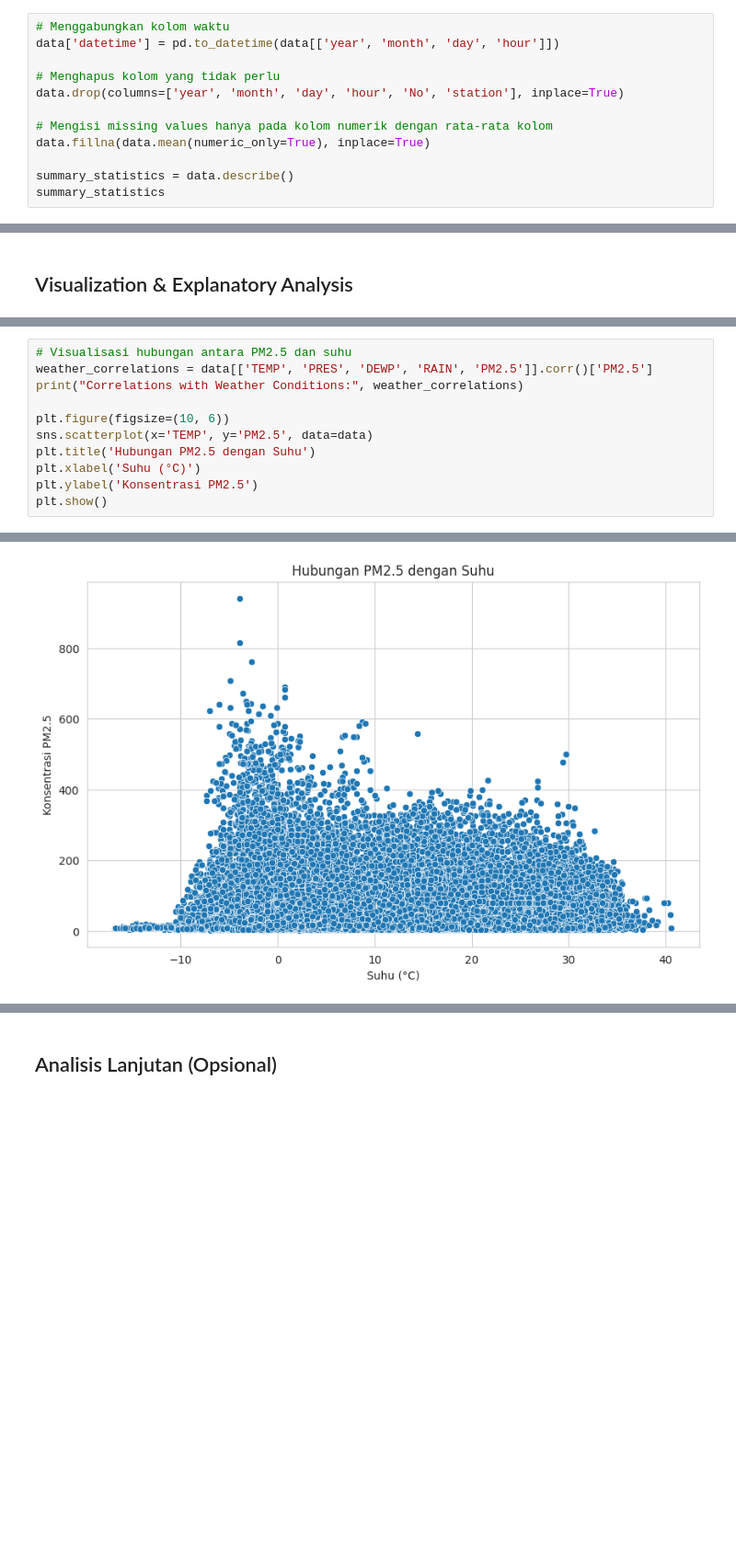
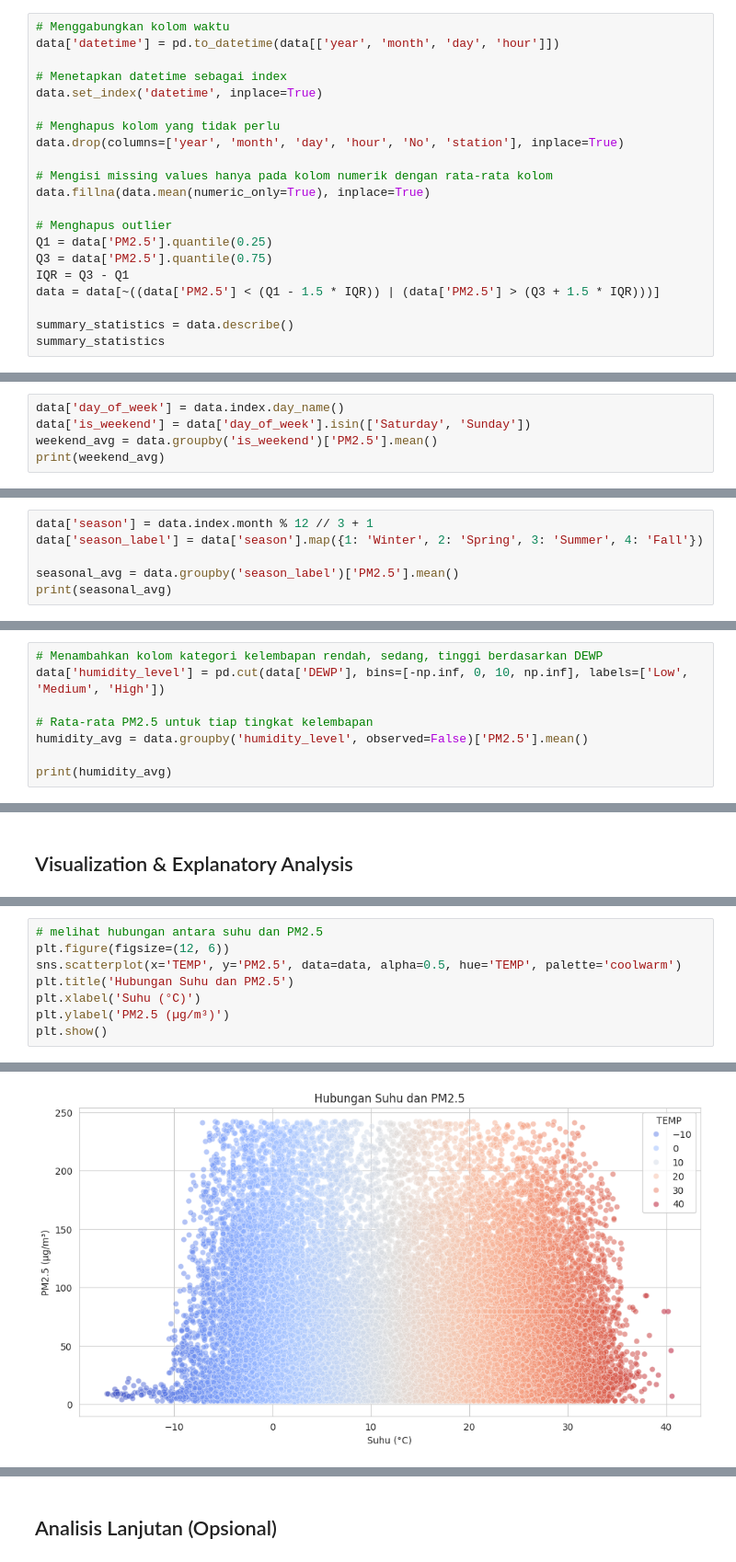
Before and after one commit to djatikusuma/airquality-ds, a Jupyter notebook: djatikusuma_data_science_air_quality_dicoding.ipynb, the cells around one changed output, grey strips where cells are left out. Shown at 92% size. Saved outputs shown, nothing was run; the diff lists cells and outputs as text; blank space fills up the shorter version.

```diff
--- a/djatikusuma_data_science_air_quality_dicoding.ipynb
+++ b/djatikusuma_data_science_air_quality_dicoding.ipynb
@@ -83,6 +93,9 @@ memory usage: 4.8+ MB
 # %%
 # Menggabungkan kolom waktu
 data['datetime'] = pd.to_datetime(data[['year', 'month', 'day', 'hour']])
+
+# Menetapkan datetime sebagai index
+data.set_index('datetime', inplace=True)
 
 # Menghapus kolom yang tidak perlu
 data.drop(columns=['year', 'month', 'day', 'hour', 'No', 'station'], inplace=True)
@@ -90,6 +103,12 @@ data.drop(columns=['year', 'month', 'day', 'hour', 'No', 'station'], inplace=Tru
 # Mengisi missing values hanya pada kolom numerik dengan rata-rata kolom
 data.fillna(data.mean(numeric_only=True), inplace=True)
 
+# Menghapus outlier
+Q1 = data['PM2.5'].quantile(0.25)
+Q3 = data['PM2.5'].quantile(0.75)
+IQR = Q3 - Q1
+data = data[~((data['PM2.5'] < (Q1 - 1.5 * IQR)) | (data['PM2.5'] > (Q3 + 1.5 * IQR)))]
+
 summary_statistics = data.describe()
 summary_statistics
 # %% [output]
@@ -110,0 +161,5 @@ summary_statistics
+# %%
+data['day_of_week'] = data.index.day_name()
+data['is_weekend'] = data['day_of_week'].isin(['Saturday', 'Sunday'])
+weekend_avg = data.groupby('is_weekend')['PM2.5'].mean()
+print(weekend_avg)
@@ -110,0 +202,6 @@ summary_statistics
+# %%
+data['season'] = data.index.month % 12 // 3 + 1
+data['season_label'] = data['season'].map({1: 'Winter', 2: 'Spring', 3: 'Summer', 4: 'Fall'})
+
+seasonal_avg = data.groupby('season_label')['PM2.5'].mean()
+print(seasonal_avg)
@@ -110,0 +220,8 @@ summary_statistics
+# %%
+# Menambahkan kolom kategori kelembapan rendah, sedang, tinggi berdasarkan DEWP
+data['humidity_level'] = pd.cut(data['DEWP'], bins=[-np.inf, 0, 10, np.inf], labels=['Low', 'Medium', 'High'])
+
+# Rata-rata PM2.5 untuk tiap tingkat kelembapan
+humidity_avg = data.groupby('humidity_level', observed=False)['PM2.5'].mean()
+
+print(humidity_avg)
@@ -131,12 +269,9 @@ plt.show()
 # %%
-# Visualisasi hubungan antara PM2.5 dan suhu
-weather_correlations = data[['TEMP', 'PRES', 'DEWP', 'RAIN', 'PM2.5']].corr()['PM2.5']
-print("Correlations with Weather Conditions:", weather_correlations)
-
-plt.figure(figsize=(10, 6))
-sns.scatterplot(x='TEMP', y='PM2.5', data=data)
-plt.title('Hubungan PM2.5 dengan Suhu')
+# melihat hubungan antara suhu dan PM2.5
+plt.figure(figsize=(12, 6))
+sns.scatterplot(x='TEMP', y='PM2.5', data=data, alpha=0.5, hue='TEMP', palette='coolwarm')
+plt.title('Hubungan Suhu dan PM2.5')
 plt.xlabel('Suhu (°C)')
-plt.ylabel('Konsentrasi PM2.5')
+plt.ylabel('PM2.5 (µg/m³)')
 plt.show()
 # %% [output]
@@ -149 +278 @@ Name: PM2.5, dtype: float64
-[figure, old version]
+[figure, new version]
```
Also changed, not shown: parts of 52 cells of this notebook, 1 other file.
